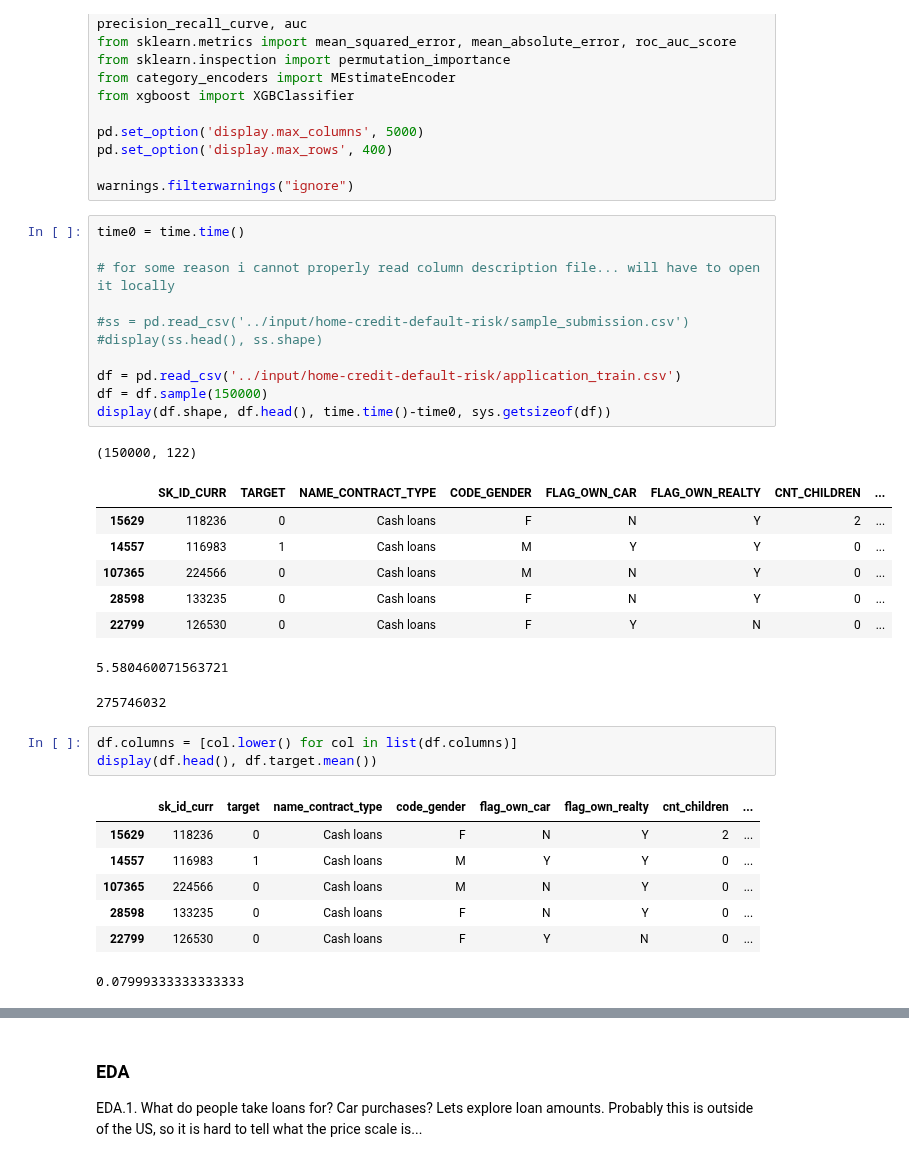
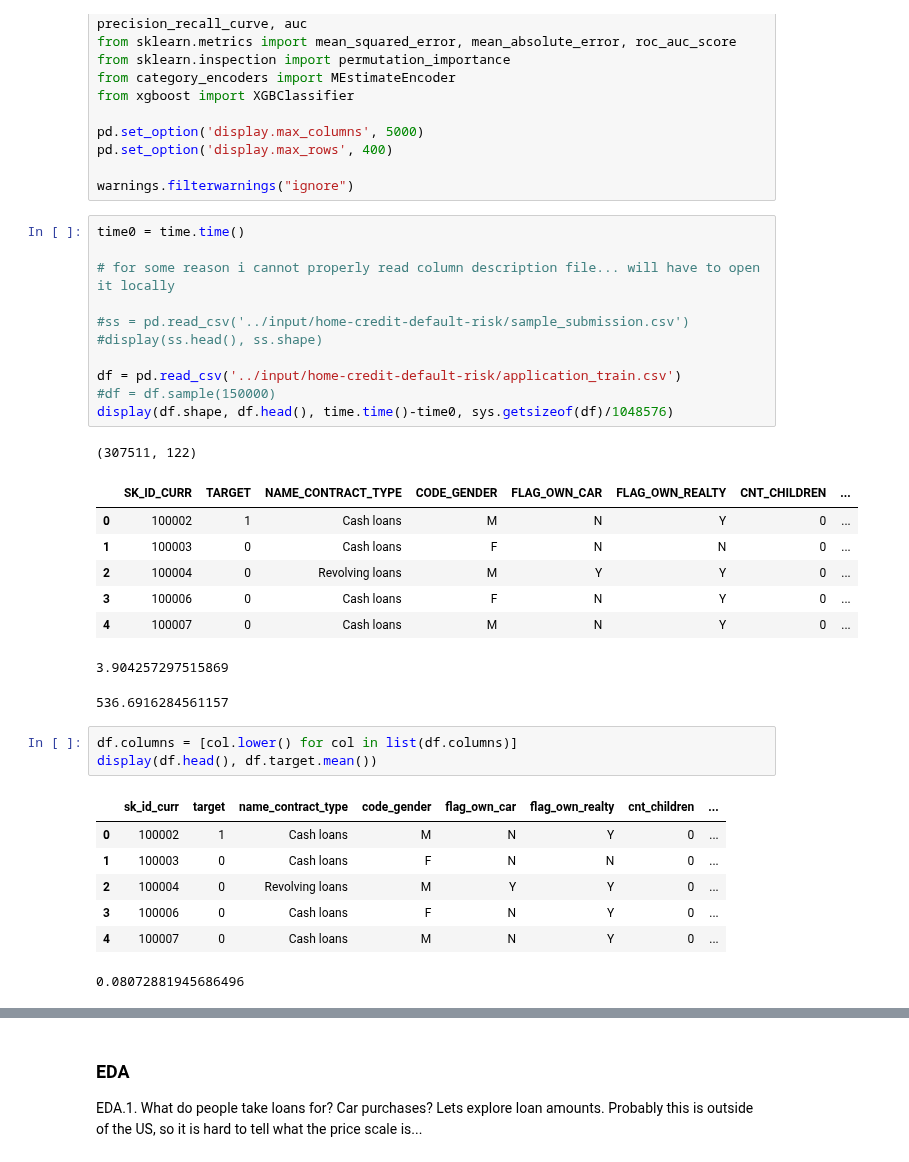
Before and after one commit to MykolaPinchuk/KaggleProjects, a Jupyter notebook: kp101-creditrisk.ipynb, the cells around one changed output, grey strips where cells are left out. Cells and saved outputs as stored; diff of their text form.

```diff
--- a/kp101-creditrisk.ipynb
+++ b/kp101-creditrisk.ipynb
@@ -33,35 +33,35 @@ warnings.filterwarnings("ignore")
 # %%
 time0 = time.time()
 
 # for some reason i cannot properly read column description file... will have to open it locally
 
 #ss = pd.read_csv('../input/home-credit-default-risk/sample_submission.csv')
 #display(ss.head(), ss.shape)
 
 df = pd.read_csv('../input/home-credit-default-risk/application_train.csv')
-df = df.sample(150000)
-display(df.shape, df.head(), time.time()-time0, sys.getsizeof(df))
+#df = df.sample(150000)
+display(df.shape, df.head(), time.time()-time0, sys.getsizeof(df)/1048576)
 # %% [output]
-(150000, 122)
+(307511, 122)
 |  | SK_ID_CURR | TARGET | NAME_CONTRACT_TYPE | CODE_GENDER | FLAG_OWN_CAR | FLAG_OWN_REALTY | CNT_CHILDREN | ... |
-| 15629 | 118236 | 0 | Cash loans | F | N | Y | 2 | ... |
-| 14557 | 116983 | 1 | Cash loans | M | Y | Y | 0 | ... |
-| 107365 | 224566 | 0 | Cash loans | M | N | Y | 0 | ... |
-| 28598 | 133235 | 0 | Cash loans | F | N | Y | 0 | ... |
-| 22799 | 126530 | 0 | Cash loans | F | Y | N | 0 | ... |
+| 0 | 100002 | 1 | Cash loans | M | N | Y | 0 | ... |
+| 1 | 100003 | 0 | Cash loans | F | N | N | 0 | ... |
+| 2 | 100004 | 0 | Revolving loans | M | Y | Y | 0 | ... |
+| 3 | 100006 | 0 | Cash loans | F | N | Y | 0 | ... |
+| 4 | 100007 | 0 | Cash loans | M | N | Y | 0 | ... |
-5.580460071563721
+3.904257297515869
-275746032
+536.6916284561157
 # %%
 df.columns = [col.lower() for col in list(df.columns)]
 display(df.head(), df.target.mean())
 # %% [output]
 |  | sk_id_curr | target | name_contract_type | code_gender | flag_own_car | flag_own_realty | cnt_children | ... |
-| 15629 | 118236 | 0 | Cash loans | F | N | Y | 2 | ... |
-| 14557 | 116983 | 1 | Cash loans | M | Y | Y | 0 | ... |
-| 107365 | 224566 | 0 | Cash loans | M | N | Y | 0 | ... |
-| 28598 | 133235 | 0 | Cash loans | F | N | Y | 0 | ... |
-| 22799 | 126530 | 0 | Cash loans | F | Y | N | 0 | ... |
+| 0 | 100002 | 1 | Cash loans | M | N | Y | 0 | ... |
+| 1 | 100003 | 0 | Cash loans | F | N | N | 0 | ... |
+| 2 | 100004 | 0 | Revolving loans | M | Y | Y | 0 | ... |
+| 3 | 100006 | 0 | Cash loans | F | N | Y | 0 | ... |
+| 4 | 100007 | 0 | Cash loans | M | N | Y | 0 | ... |
-0.07999333333333333
+0.08072881945686496
 # %%
 # I will process features in batches and will keep adding them as i go along
 # I want to run EDA first to understand what those features are
```
Also changed, not shown: parts of 18 cells of this notebook.
